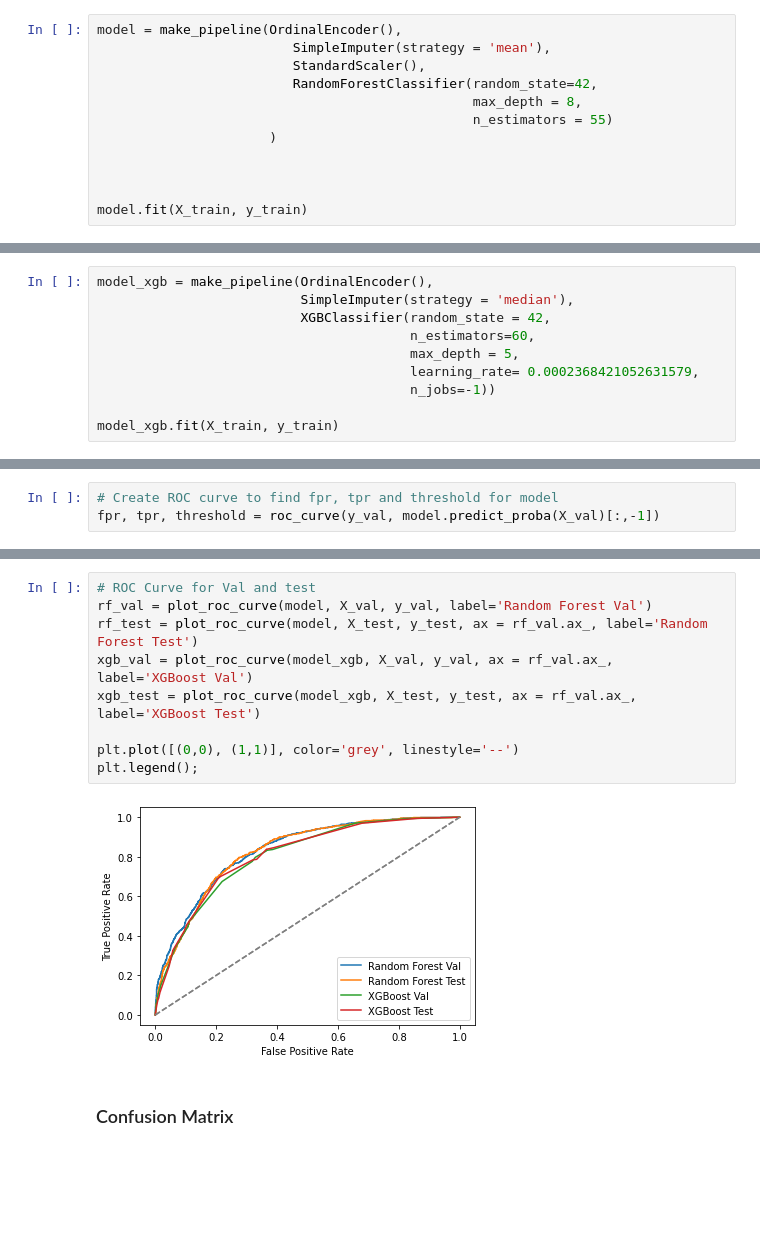
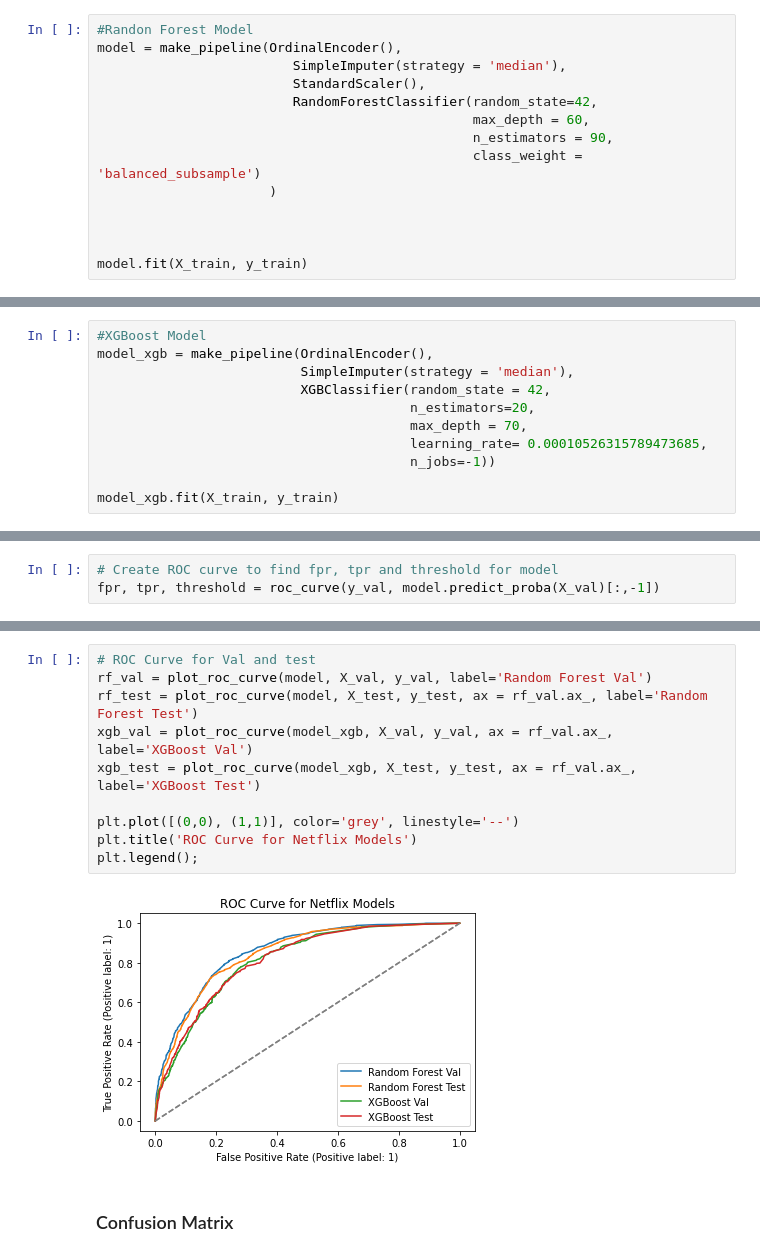
Before and after one commit to ericyeonpark/Lambda_Unit_2_Project_Movies, a Jupyter notebook: DS_Unit2_Port_Movies_TreeModel.ipynb, the cells around one changed output, grey strips where cells are left out. Cells and saved outputs as stored; diff of their text form; blank space fills up the shorter version.

```diff
--- a/DS_Unit2_Port_Movies_TreeModel.ipynb
+++ b/DS_Unit2_Port_Movies_TreeModel.ipynb
@@ -271,12 +265,14 @@ assert len(y_train + y_test + y_val == len(y))
 # %% [markdown]
 ### Model based on results of randomized search and grid search
 # %%
+#Randon Forest Model
 model = make_pipeline(OrdinalEncoder(),
-                         SimpleImputer(strategy = 'mean'),
+                         SimpleImputer(strategy = 'median'),
                          StandardScaler(),
                          RandomForestClassifier(random_state=42,
-                                                max_depth = 8,
-                                                n_estimators = 55)
+                                                max_depth = 60,
+                                                n_estimators = 90,
+                                                class_weight = 'balanced_subsample')
                       )
 
 
@@ -359,12 +339,13 @@ Pipeline(steps=[('ordinalencoder', OrdinalEncoder(cols=[], mapping=[])),
 # %% [markdown]
 # XGBoost
 # %%
+#XGBoost Model
 model_xgb = make_pipeline(OrdinalEncoder(),
                           SimpleImputer(strategy = 'median'),
                           XGBClassifier(random_state = 42,
-                                        n_estimators=60,
-                                        max_depth = 5,
-                                        learning_rate= 0.0002368421052631579,
+                                        n_estimators=20,
+                                        max_depth = 70,
+                                        learning_rate= 0.00010526315789473685,
                                         n_jobs=-1))
 
 model_xgb.fit(X_train, y_train)
@@ -495,14 +484,15 @@ random forest model roc auc score for test is 0.8075959729578808
 # %%
 # ROC Curve for Val and test
 rf_val = plot_roc_curve(model, X_val, y_val, label='Random Forest Val')
 rf_test = plot_roc_curve(model, X_test, y_test, ax = rf_val.ax_, label='Random Forest Test')
 xgb_val = plot_roc_curve(model_xgb, X_val, y_val, ax = rf_val.ax_, label='XGBoost Val')
 xgb_test = plot_roc_curve(model_xgb, X_test, y_test, ax = rf_val.ax_, label='XGBoost Test')
 
 plt.plot([(0,0), (1,1)], color='grey', linestyle='--')
+plt.title('ROC Curve for Netflix Models')
 plt.legend();
 # %% [output]
-[figure, old version]
+[figure, new version]
 # %% [markdown]
 ### Confusion Matrix
 # %%
```
Also changed, not shown: parts of 38 cells of this notebook, 1 other file.
